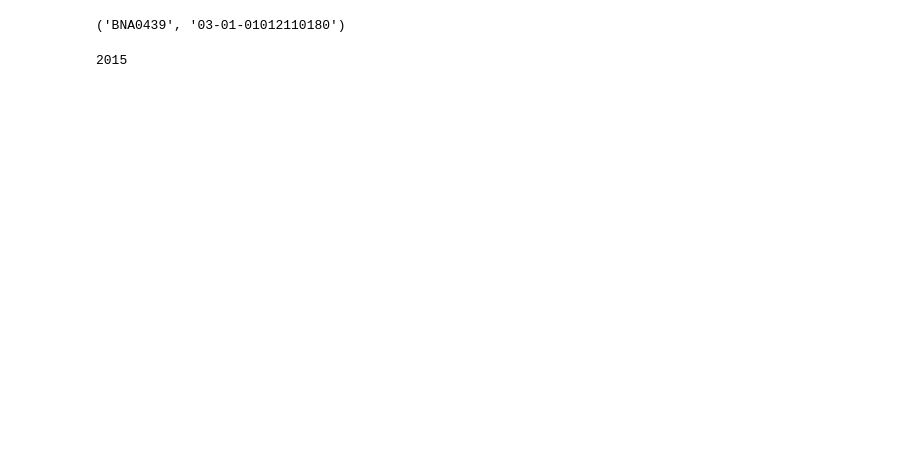
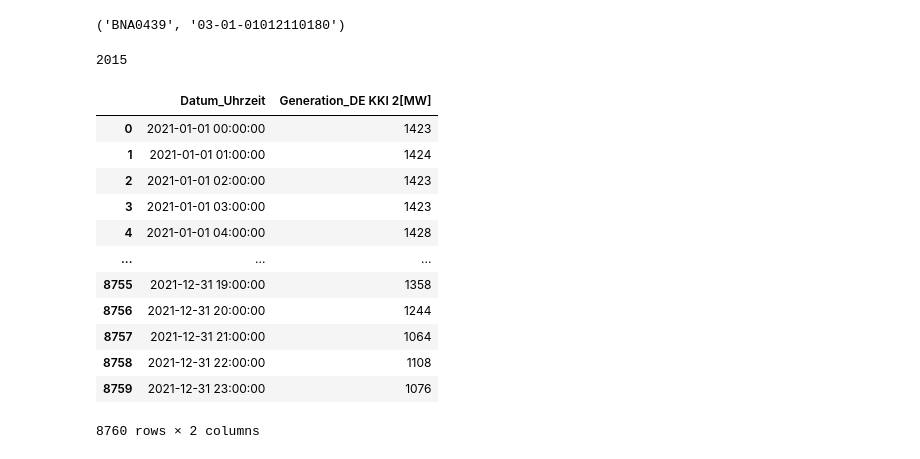
Before and after one commit to sidietz/plantwatch-data, a Jupyter notebook: production2/production2by_plantid.ipynb, the cells around one changed output. Saved outputs shown, nothing was run; the diff lists cells and outputs as text; code cells hidden in the pictures; blank space fills up the shorter version.

```diff
--- a/production2/production2by_plantid.ipynb
+++ b/production2/production2by_plantid.ipynb
@@ -117,3 +114,26 @@ get_plant_from_prod_name("Buschhaus")
 get_year("./2015/Boxberg_201501010000_201512312345_71.csv")
 # %% [output]
 2015
+# %%
+df = pd.read_csv("./2021/Isar_2_202101010000_202112312359_68.csv", delimiter=";", na_values=['-'], thousands='.', decimal=',', parse_dates=[["Datum", "Uhrzeit"]], on_bad_lines='skip')
+# %%
+df.fillna(0, inplace=True)
+df[df.columns[1:]] = df[df.columns[1:]].astype(int)
+# %%
+df[df.columns[1:]] = df[df.columns[1:]].astype(int)
+# %%
+df
+# %% [output]
+|  | Datum_Uhrzeit | Generation_DE KKI 2[MW] |
+| 0 | 2021-01-01 00:00:00 | 1423 |
+| 1 | 2021-01-01 01:00:00 | 1424 |
+| 2 | 2021-01-01 02:00:00 | 1423 |
+| 3 | 2021-01-01 03:00:00 | 1423 |
+| 4 | 2021-01-01 04:00:00 | 1428 |
+| ... | ... | ... |
+| 8755 | 2021-12-31 19:00:00 | 1358 |
+| 8756 | 2021-12-31 20:00:00 | 1244 |
+| 8757 | 2021-12-31 21:00:00 | 1064 |
+| 8758 | 2021-12-31 22:00:00 | 1108 |
+| 8759 | 2021-12-31 23:00:00 | 1076 |
+8760 rows × 2 columns
```
Also changed, not shown: parts of 14 cells of this notebook, 11 other files.
